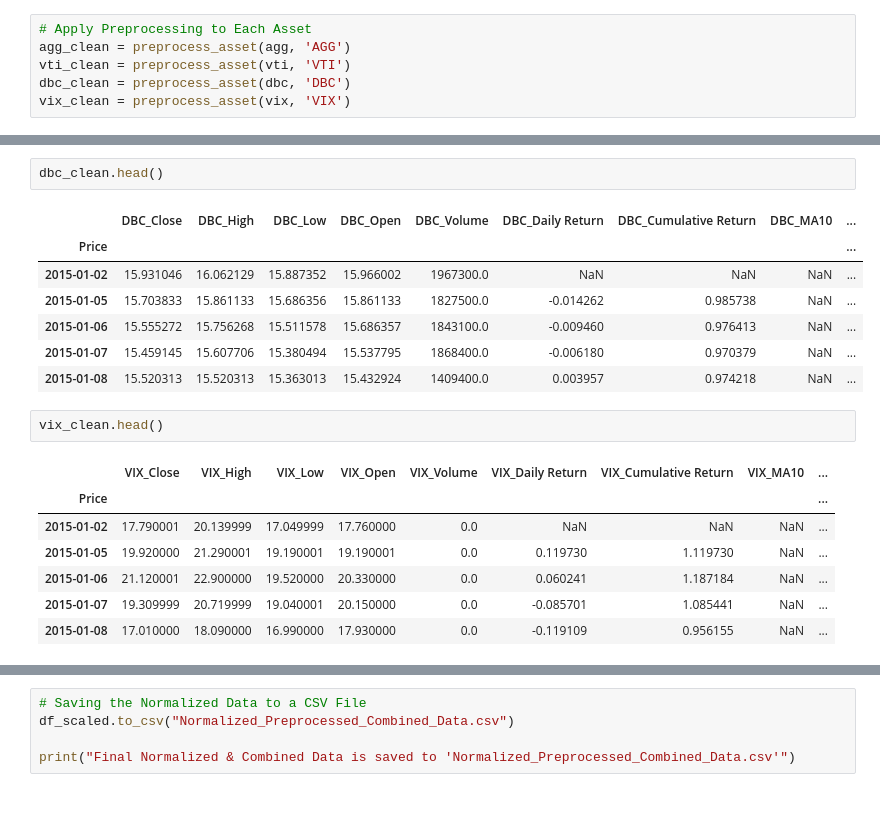
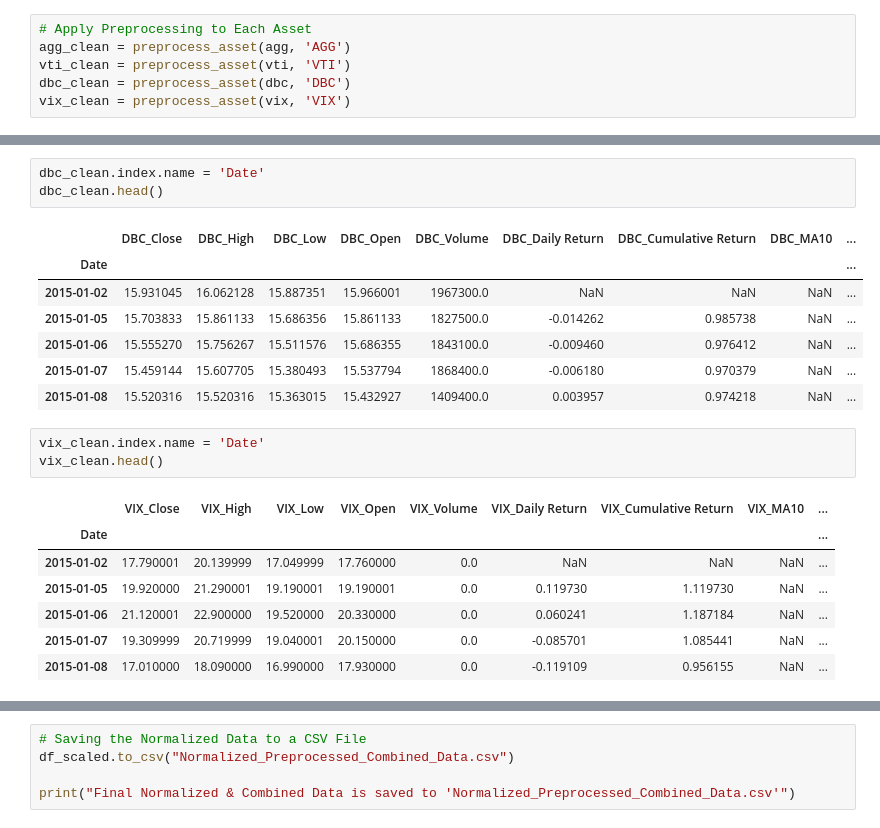
Before and after one commit to Saisha0512/Portfolio_Optimization_ML_DL, a Jupyter notebook: Portfolio_Optimization_ML_DL.ipynb, the cells around one changed output, grey strips where cells are left out. Saved outputs shown, nothing was run; the diff lists cells and outputs as text.

```diff
--- a/Portfolio_Optimization_ML_DL.ipynb
+++ b/Portfolio_Optimization_ML_DL.ipynb
@@ -186,18 +171,20 @@ vti_clean.head()
 # %%
+dbc_clean.index.name = 'Date'
 dbc_clean.head()
 # %% [output]
 |  | DBC_Close | DBC_High | DBC_Low | DBC_Open | DBC_Volume | DBC_Daily Return | DBC_Cumulative Return | DBC_MA10 | ... |
-| Price |  |  |  |  |  |  |  |  | ... |
-| 2015-01-02 | 15.931046 | 16.062129 | 15.887352 | 15.966002 | 1967300.0 | NaN | NaN | NaN | ... |
+| Date |  |  |  |  |  |  |  |  | ... |
+| 2015-01-02 | 15.931045 | 16.062128 | 15.887351 | 15.966001 | 1967300.0 | NaN | NaN | NaN | ... |
 | 2015-01-05 | 15.703833 | 15.861133 | 15.686356 | 15.861133 | 1827500.0 | -0.014262 | 0.985738 | NaN | ... |
-| 2015-01-06 | 15.555272 | 15.756268 | 15.511578 | 15.686357 | 1843100.0 | -0.009460 | 0.976413 | NaN | ... |
-| 2015-01-07 | 15.459145 | 15.607706 | 15.380494 | 15.537795 | 1868400.0 | -0.006180 | 0.970379 | NaN | ... |
-| 2015-01-08 | 15.520313 | 15.520313 | 15.363013 | 15.432924 | 1409400.0 | 0.003957 | 0.974218 | NaN | ... |
+| 2015-01-06 | 15.555270 | 15.756267 | 15.511576 | 15.686355 | 1843100.0 | -0.009460 | 0.976412 | NaN | ... |
+| 2015-01-07 | 15.459144 | 15.607705 | 15.380493 | 15.537794 | 1868400.0 | -0.006180 | 0.970379 | NaN | ... |
+| 2015-01-08 | 15.520316 | 15.520316 | 15.363015 | 15.432927 | 1409400.0 | 0.003957 | 0.974218 | NaN | ... |
 # %%
+vix_clean.index.name = 'Date'
 vix_clean.head()
 # %% [output]
 |  | VIX_Close | VIX_High | VIX_Low | VIX_Open | VIX_Volume | VIX_Daily Return | VIX_Cumulative Return | VIX_MA10 | ... |
-| Price |  |  |  |  |  |  |  |  | ... |
+| Date |  |  |  |  |  |  |  |  | ... |
 | 2015-01-02 | 17.790001 | 20.139999 | 17.049999 | 17.760000 | 0.0 | NaN | NaN | NaN | ... |
 | 2015-01-05 | 19.920000 | 21.290001 | 19.190001 | 19.190001 | 0.0 | 0.119730 | 1.119730 | NaN | ... |
 | 2015-01-06 | 21.120001 | 22.900000 | 19.520000 | 20.330000 | 0.0 | 0.060241 | 1.187184 | NaN | ... |
```
Also changed, not shown: parts of 15 cells of this notebook.
